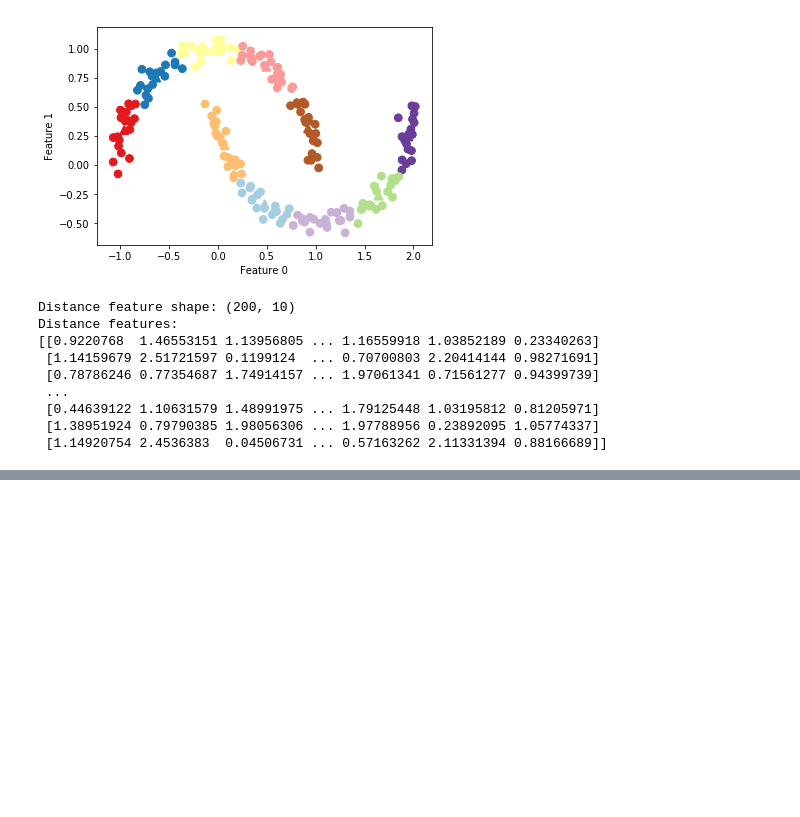
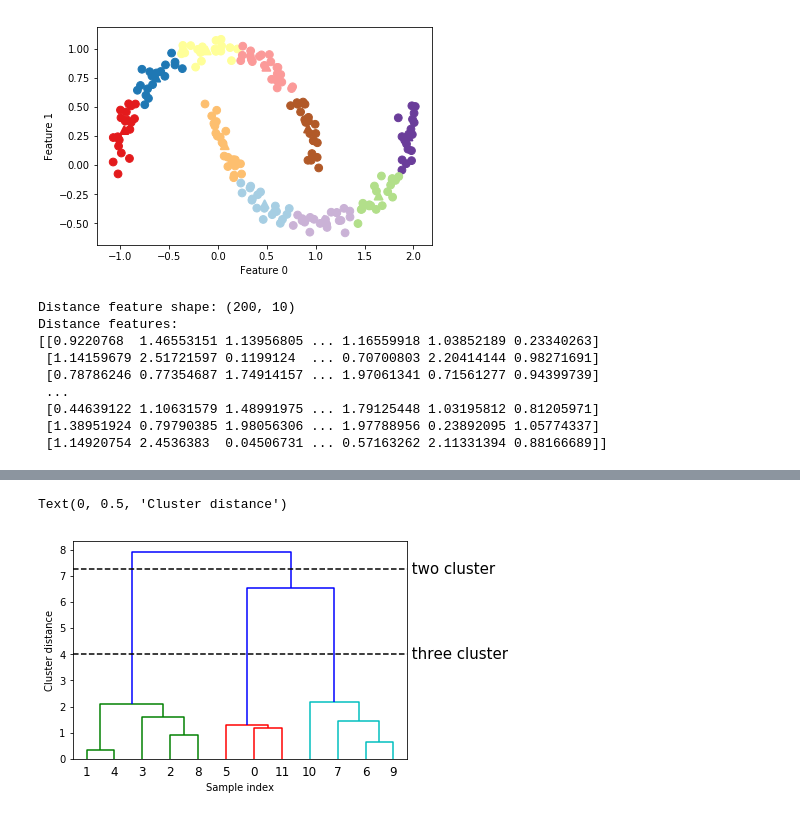
Before and after one commit to numa08/MachineLerningWithPython, a Jupyter notebook: chapter3/chapter3.ipynb, the cells around one changed output, grey strips where cells are left out. Saved outputs shown, nothing was run; the diff lists cells and outputs as text; code cells hidden in the pictures; blank space fills up the shorter version.

Commit message:
chapter 3.5.2.1
クラスタリングのアルゴリズムの一つに凝集型クラスタリングがある。これは、個々のデータポイントを一つ一つの
クラスタとして、最も類似した２つのクラスタを結合していく手順を繰り返す方法である。
このプロセスを可視化するために、デンドログラムを利用する。

```diff
--- a/chapter3/chapter3.ipynb
+++ b/chapter3/chapter3.ipynb
@@ -683,0 +701,25 @@ Distance features:
+# %%
+from scipy.cluster.hierarchy import dendrogram, ward
+
+X, y = make_blobs(random_state=0, n_samples=12)
+# ward クラスタリングをデータ配列 X に適用
+# SciPy の ward 関数は、凝集型クラスタリングを行った際の
+# ブリッジ距離を示す配列を返す。
+linkage_array = ward(X)
+# この linkage_array に書かれたクラスタ間距離を
+# デンドログラムとしてプロットする
+dendrogram(linkage_array)
+
+# 2 クラスタと ３ クラスタの部分での切断を表示
+ax = plt.gca()
+bounds = ax.get_xbound()
+ax.plot(bounds, [7.25, 7.25], '--', c='k')
+ax.plot(bounds, [4, 4], '--', c='k')
+
+ax.text(bounds[1], 7.25, ' two cluster', va='center', fontdict={'size': 15})
+ax.text(bounds[1], 4, ' three cluster', va='center', fontdict={'size': 15})
+plt.xlabel("Sample index")
+plt.ylabel("Cluster distance")
+# %% [output]
+Text(0, 0.5, 'Cluster distance')
+[figure, added]
```
Also changed, not shown: parts of 2 cells of this notebook.
